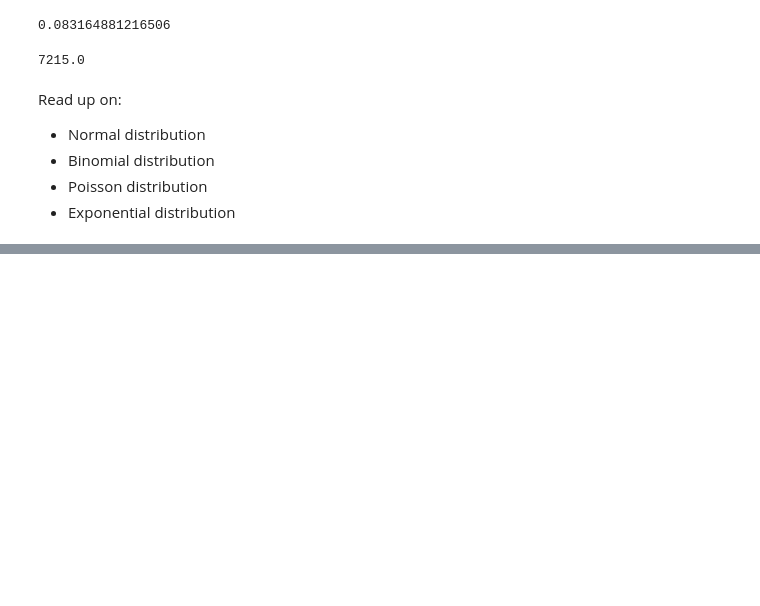
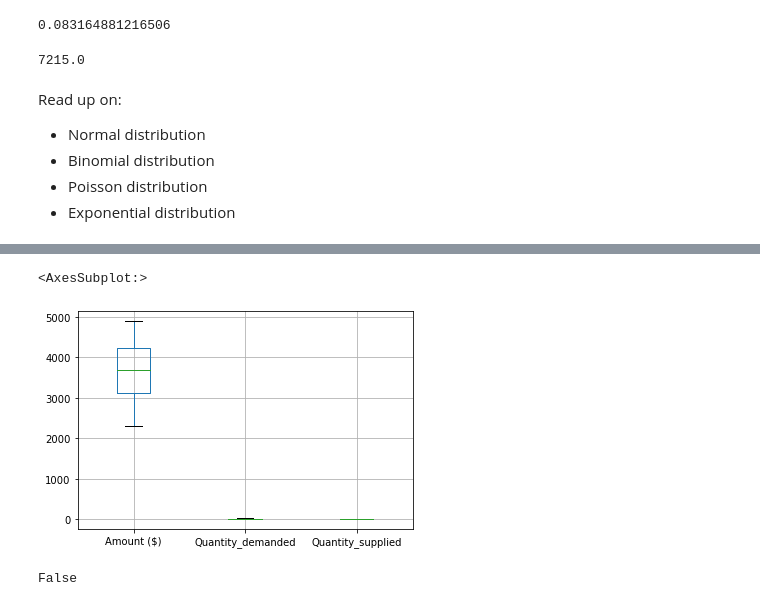
Before and after one commit to JudsonMorgan/Python-for-Data-Analyst, a Jupyter notebook: Introduction-to-Pandas.ipynb, the cells around one changed output, grey strips where cells are left out. Saved outputs shown, nothing was run; the diff lists cells and outputs as text; code cells hidden in the pictures; blank space fills up the shorter version.

```diff
--- a/Introduction-to-Pandas.ipynb
+++ b/Introduction-to-Pandas.ipynb
@@ -324,0 +354,25 @@ Read up on:
+# %%
+#creating a dataframe using list of dictionary
+
+fruits_basket = [{"Amount ($)": 2300,
+                "status" : "Ripe",
+                "availability" : "Yes",
+                "Quantity_demanded" : 12,
+                "Quantity_supplied" : 10},
+                {"Amount ($)" : 3400,
+                "status" : "Unripe",
+                "availability" : "No",
+                "Quantity_demanded" : 23,
+                "Quantity_supplied" : 21},
+                 {"Amount ($)" : 4890,
+                 "status" : "Unripe",
+                "availability" : "No",
+                "Quantity_demanded" : 22,
+                "Quantity_supplied" : 20},
+                 {"Amount ($)" : 4000,
+                 "status" : "Ripe",
+                "availability" : "Yes",
+                "Quantity_demanded" : 19,
+                "Quantity_supplied" : 17}
+                ]
+fruits_basket
@@ -324,0 +400,3 @@ Read up on:
+# %%
+fruit_df = pd.DataFrame(fruits_basket, index = ['Pawpaw', 'Mango', 'Cashew', 'Banana'])
+fruit_df
@@ -324,0 +561,10 @@ Read up on:
+# %%
+fruit_df.boxplot()
+# %% [output]
+<AxesSubplot:>
+[figure, added]
+# %%
+#check for duplicates values
+fruit_df.duplicated().any()
+# %% [output]
+False
```
Also changed, not shown: parts of 26 cells of this notebook.
